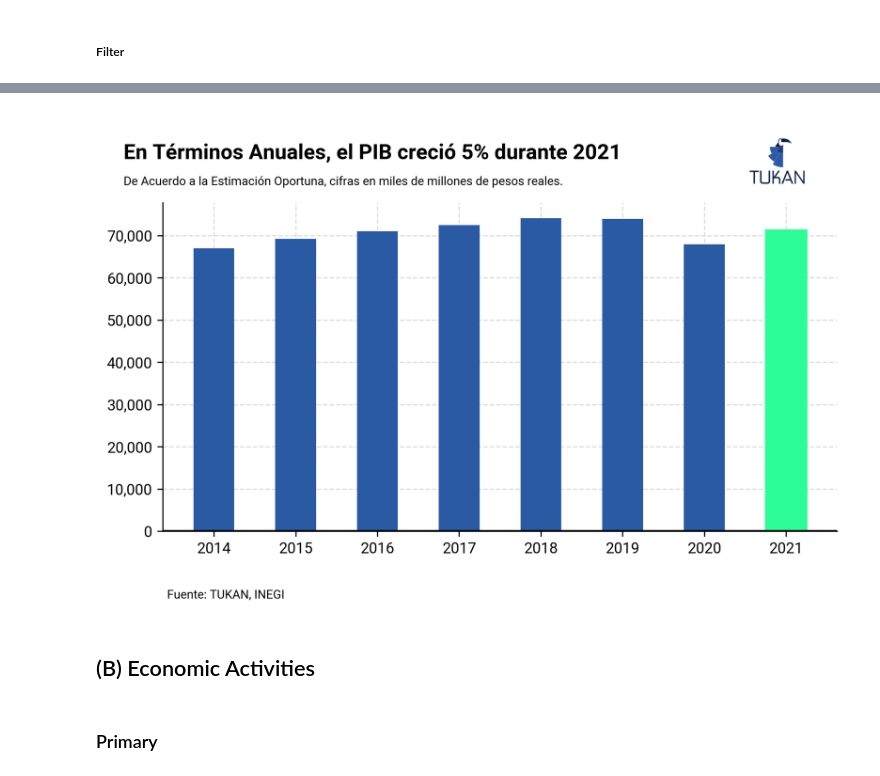
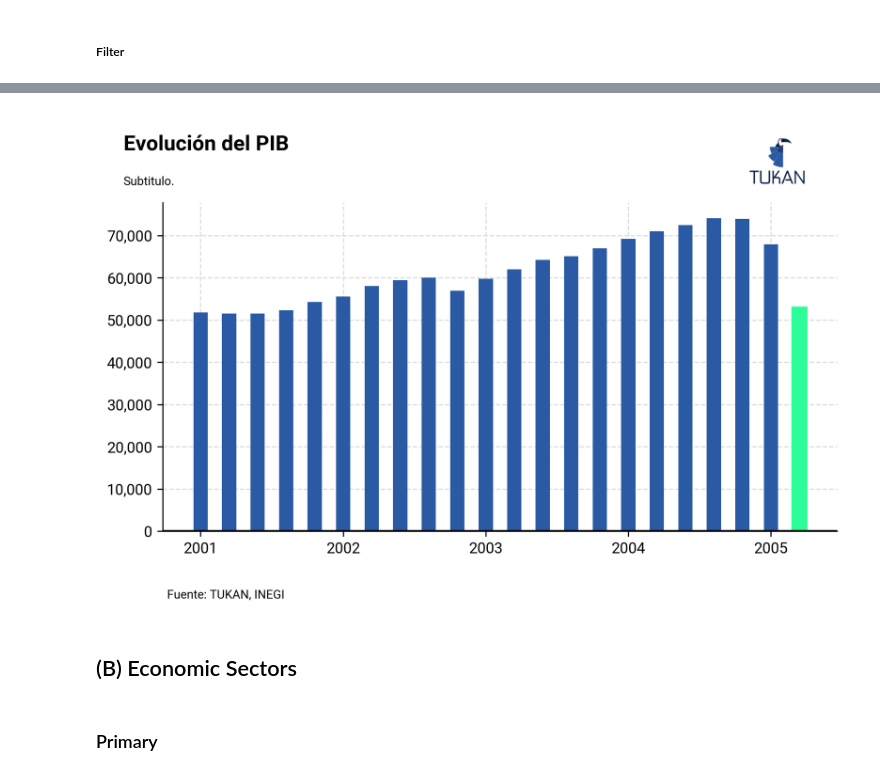
Before and after one commit to TukanMx/tukan_notebooks, a Jupyter notebook: social/social_media/pib/pib_template.ipynb, the cells around one changed output, grey strips where cells are left out. Drawn from its saved outputs; the diff is of its cells as text; code cells hidden in the pictures.

Commit message:
aggregate gdp plots proposal

```diff
--- a/social/social_media/pib/pib_template.ipynb
+++ b/social/social_media/pib/pib_template.ipynb
@@ -76,11 +76,12 @@ payload = {
             ]
         }
     ],
-    "from": "2001-01-01"
+    "from": "1999-01-01"
 }
 
 response = get_tukan_api_request(payload)
 gdp = response["data"]
+# gdp
 # %% [output]
 Success getting the data
 # %% [markdown]
@@ -292,29 +293,24 @@ plt.savefig(
 agg_filtered_gdp = gdp.copy()
 
 
-# Units in billiones (miles de millones)
+# Units in billones (miles de millones)
 agg_filtered_gdp['675882bced9ce54'] = agg_filtered_gdp['675882bced9ce54']/1000000000
 
 # Aggregated data
 agg_filtered_gdp = agg_filtered_gdp.groupby([agg_filtered_gdp['date'].dt.year,'economic_activity__ref','economic_activity']).sum().reset_index()
-agg_filtered_gdp = agg_filtered_gdp[agg_filtered_gdp['date'] <=2020].reset_index(drop=True)
-
-
-# Adding estimate
-eopib_year_est = 0.05
-gdp_estimate = {'date': 2021, 'economic_activity__ref': 'dfeefc621d16d0c', 'economic_activity': 'Actividad económica', '675882bced9ce54':float(agg_filtered_gdp['675882bced9ce54'].tail(1).values)*(1+eopib_year_est)}
-agg_filtered_gdp = agg_filtered_gdp.append(gdp_estimate, ignore_index = True)
-
+# agg_filtered_gdp = agg_filtered_gdp[agg_filtered_gdp['date'] <=2020].reset_index(drop=True)
 
 # Yearly variation
 agg_filtered_gdp['year_var'] = agg_filtered_gdp.groupby(['economic_activity__ref'])['675882bced9ce54'].shift(1)
 agg_filtered_gdp['year_var'] = (agg_filtered_gdp['675882bced9ce54']/agg_filtered_gdp['year_var'])-1
 
 # Date filters
-agg_filtered_gdp = agg_filtered_gdp[agg_filtered_gdp['date'] >=2014].reset_index(drop=True)
+agg_filtered_gdp = agg_filtered_gdp[agg_filtered_gdp['date'] >=2000].reset_index(drop=True)
+agg_filtered_gdp['date'] = pd.to_datetime(agg_filtered_gdp['date'])
 
 
 # Filtered data
-agg_filtered_gdp.tail(8)
+agg_filtered_gdp.tail(5)
+# agg_filtered_gdp
 # %% [output]
 |  | date | economic_activity__ref | economic_activity | 675882bced9ce54 | year_var |
@@ -340,14 +407,13 @@ barlist[-1].set_color('#2DFD98')
 
 plt.axhline(y=0, color='black', linestyle='-')
 
-xticks = ax.xaxis.set_ticks(ind )
-xticklabels = ax.xaxis.set_ticklabels(agg_filtered_gdp['date'].unique().tolist())
+ax.yaxis.set_major_formatter(ticker.StrMethodFormatter('{x:,.0f}'))
 
+ax.xaxis.set_ticklabels(agg_filtered_gdp['date'].unique().tolist())
 
-ax.yaxis.set_major_formatter(ticker.StrMethodFormatter('{x:,.0f}'))
 # Add minor gridlines and format ticks
 # ax.xaxis.set_major_locator(mdates.YearLocator(2))
-# ax.xaxis.set_minor_locator(mdates.YearLocator(1))
+ax.xaxis.set_minor_locator(mdates.YearLocator(1))
 
 ax.grid(visible=True, which='minor', linestyle='--', zorder=3)
 
@@ -355,56 +421,56 @@ ax.grid(visible=True, which='minor', linestyle='--', zorder=3)
 
 fig.text(
     0.08,
-    .98,
-    "En Términos Anuales, el PIB creció 5% durante 2021",
+    1,
+    "Evolución del PIB",
     size=14,
     weight = "bold"
 )
 fig.text(
     0.08,
     0.92,
-    "De Acuerdo a la Estimación Oportuna, cifras en miles de millones de pesos reales.",
+    "Subtitulo.",
     size=8
 )
 # Add footer
 fig.text(0.13, -0.03, "Fuente: TUKAN, INEGI", fontsize=8)
 
 # Save plot with TUKAN logo, transparent and white
-# plt.savefig(
-#     "plots/gdp_agg_bar_no_logo.svg",
-#     dpi=300,
-#     bbox_inches="tight",
-#     # facecolor="white",
-#     edgecolor="none",
-#     transparent=True,
-# )
+plt.savefig(
+    "plots/gdp_agg_bar_no_logo.svg",
+    dpi=300,
+    bbox_inches="tight",
+    # facecolor="white",
+    edgecolor="none",
+    transparent=True,
+)
 
 tukan_im = image.imread(module_path + "\\assets\\logo\\logo192.png")
 newax = fig.add_axes([0.72, .88, 0.16, 0.19], anchor="NE", zorder=1)
 newax.imshow(tukan_im)
 newax.axis("off")
 
 plt.savefig(
     "plots/gdp_agg_bar_logo.png",
     dpi=300,
     bbox_inches="tight",
     # facecolor="white",
     edgecolor="none",
     transparent=True,
 )
 
 plt.savefig(
     "plots/gdp_agg_bar_white_logo.png",
     dpi=300,
     bbox_inches="tight",
     facecolor="white",
     edgecolor="none",
     transparent=False,
 )
 # %% [output]
-[figure, old version]
+[figure, new version]
 # %% [markdown]
-## (B) Economic Activities
+## (B) Economic Sectors
 # %% [markdown]
 ### Primary
 # %% [markdown]
```
Also changed, not shown: parts of 18 cells of this notebook.
